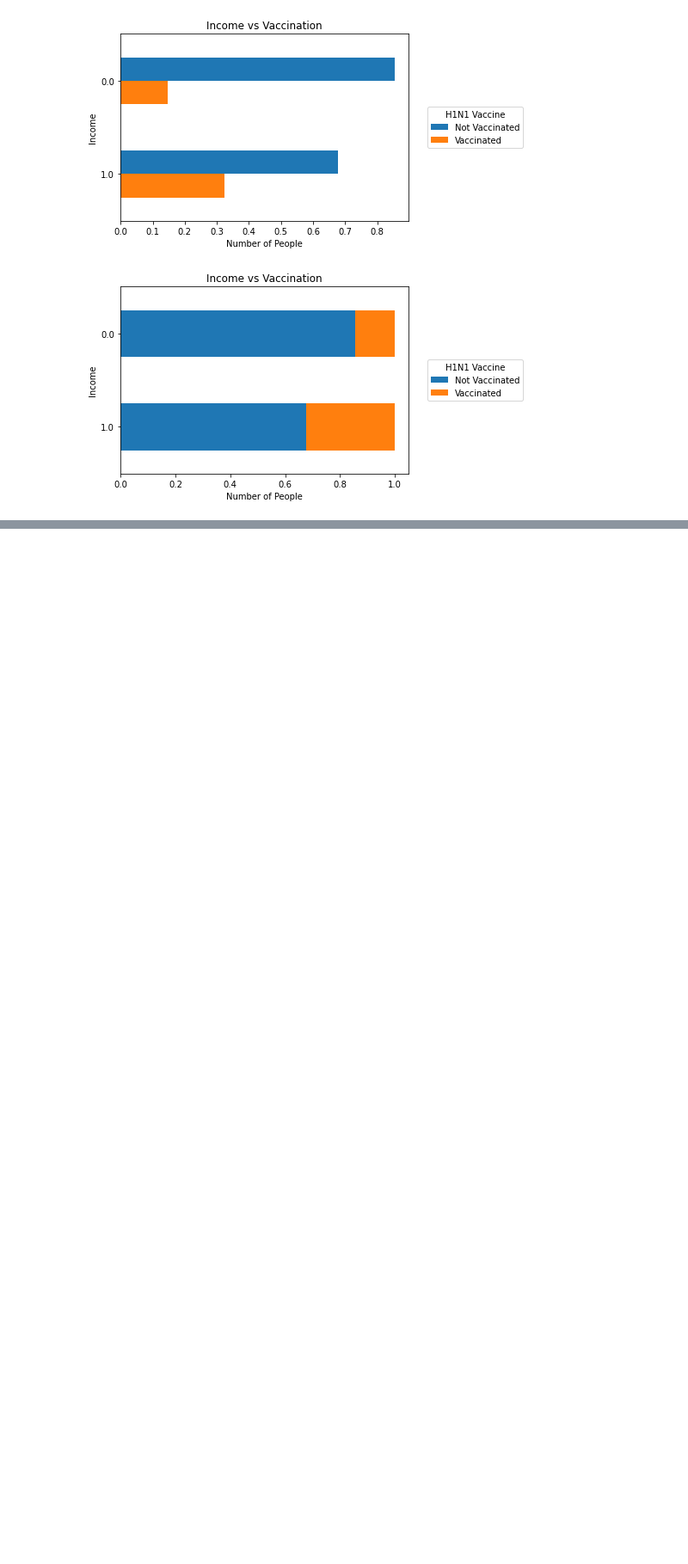
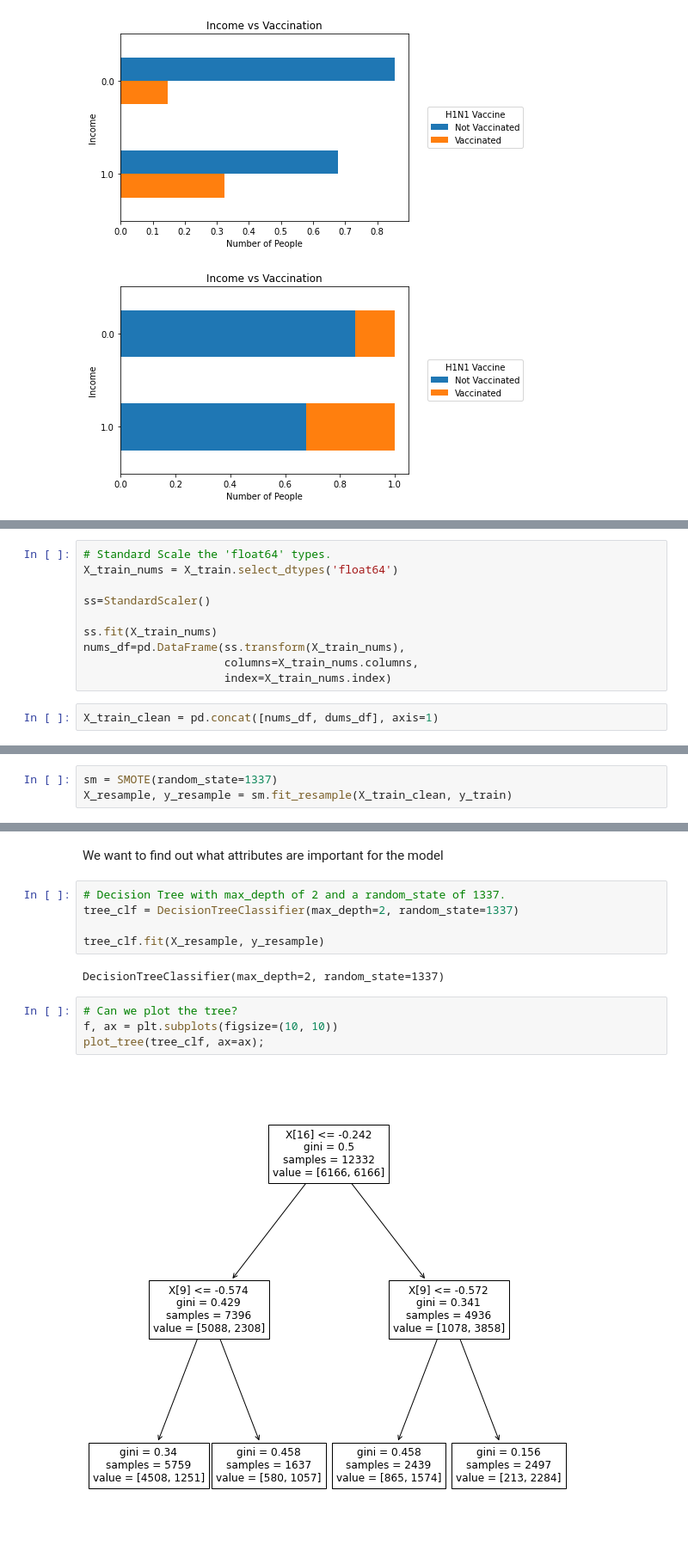
Before and after one commit to mahumabid/H1N1-vaccination-campaign, a Jupyter notebook: virus3.nb.ipynb, the cells around one changed output, grey strips where cells are left out. Shown at 86% size. Cells and saved outputs as stored; diff of their text form; blank space fills up the shorter version.

Commit message:
First Simple Model: Decision Tree

```diff
--- a/virus3.nb.ipynb
+++ b/virus3.nb.ipynb
@@ -708,0 +831,12 @@ Text(0.5, 1.0, 'Income vs Vaccination')
+# %%
+# Standard Scale the 'float64' types.
+X_train_nums = X_train.select_dtypes('float64')
+
+ss=StandardScaler()
+
+ss.fit(X_train_nums)
+nums_df=pd.DataFrame(ss.transform(X_train_nums),
+                     columns=X_train_nums.columns,
+                     index=X_train_nums.index)
+# %%
+X_train_clean = pd.concat([nums_df, dums_df], axis=1)
@@ -708,0 +922,3 @@ Text(0.5, 1.0, 'Income vs Vaccination')
+# %%
+sm = SMOTE(random_state=1337)
+X_resample, y_resample = sm.fit_resample(X_train_clean, y_train)
@@ -708,0 +965,15 @@ Text(0.5, 1.0, 'Income vs Vaccination')
+# %% [markdown]
+We want to find out what attributes are important for the model
+# %%
+# Decision Tree with max_depth of 2 and a random_state of 1337.
+tree_clf = DecisionTreeClassifier(max_depth=2, random_state=1337)
+
+tree_clf.fit(X_resample, y_resample)
+# %% [output]
+DecisionTreeClassifier(max_depth=2, random_state=1337)
+# %%
+# Can we plot the tree?
+f, ax = plt.subplots(figsize=(10, 10))
+plot_tree(tree_clf, ax=ax);
+# %% [output]
+[figure, added]
```
Also changed, not shown: parts of 37 cells of this notebook.
